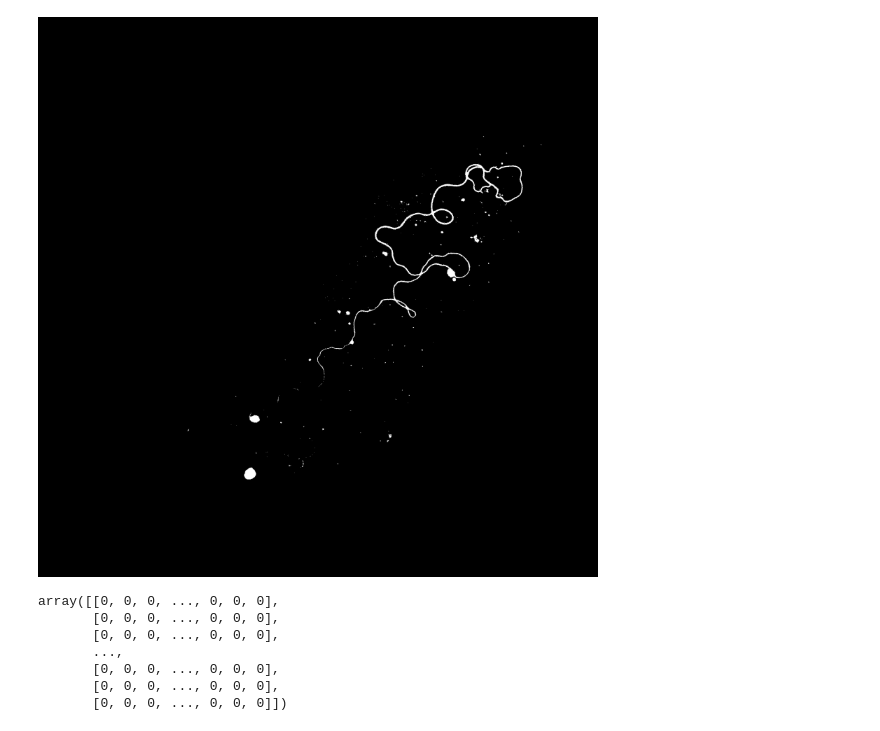
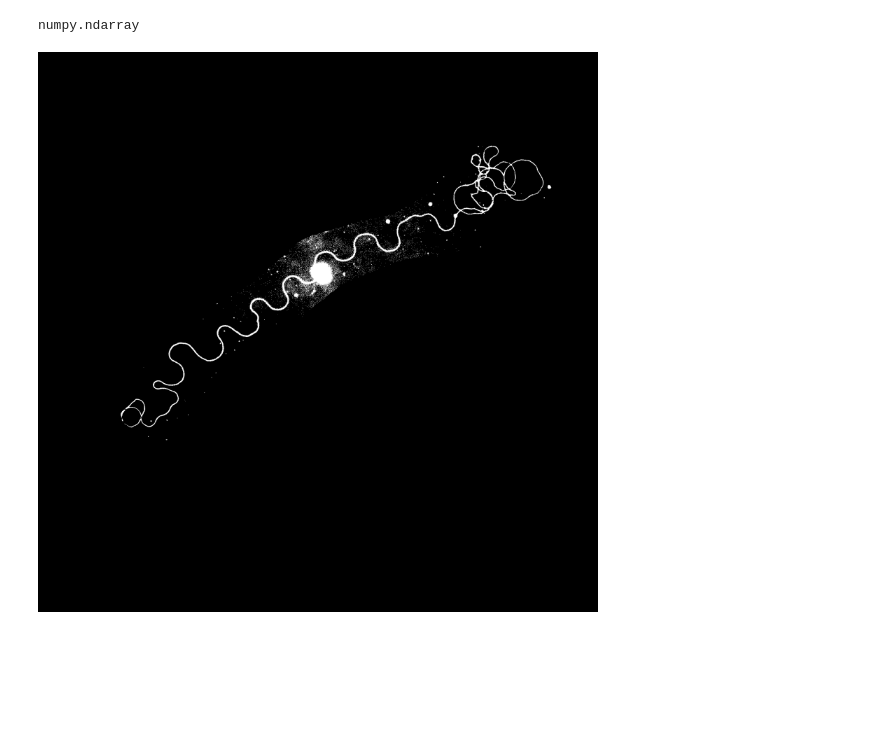
Before and after one commit to peter6866/Sperm-Length, a Jupyter notebook: src/test.ipynb, the cells around one changed output. Cells and saved outputs as stored; diff of their text form; code cells hidden in the pictures; blank space fills up the shorter version.

```diff
--- a/src/test.ipynb
+++ b/src/test.ipynb
@@ -7,6 +7,3 @@ img = np.array(Image.open("../data/easy/24708.1_1 at 20X.jpg").convert('L'))
-# %%
-def threshold(origin_img, val):
-    return np.where(origin_img > val, 255, 0)
 # %%
-threshold_img = threshold(img, 185)
-Image.fromarray(np.uint8(threshold_img))
+def show_img(img):
+    return Image.fromarray(np.uint8(img*255))
@@ -41,17 +10,15 @@ final_result = cv2.bitwise_and(image_rgb, image_rgb, mask=mask_of_largest_contou
+# %%
+img = Image.open('test.png')
+final_result = get_roi(np.array(img))
+# %%
+type(final_result[0,0])
+# %% [output]
+numpy.ndarray
 # %%
-test = np.array(Image.fromarray(final_result).convert("L"))
+img_new = Image.fromarray(final_result).convert("L")
+test = np.array(img_new)
 # %%
-threshold_img = threshold(test, 185)
-Image.fromarray(np.uint8(threshold_img))
+threshold_img = threshold(test, 165)
+show_img(threshold_img)
 # %% [output]
-[figure, old version]
+[figure, new version]
-# %%
-threshold_img
-# %% [output]
-array([[0, 0, 0, ..., 0, 0, 0],
-       [0, 0, 0, ..., 0, 0, 0],
-       [0, 0, 0, ..., 0, 0, 0],
-       ...,
-       [0, 0, 0, ..., 0, 0, 0],
-       [0, 0, 0, ..., 0, 0, 0],
-       [0, 0, 0, ..., 0, 0, 0]])
```
Also changed, not shown: parts of 14 cells of this notebook, 4 other files.
